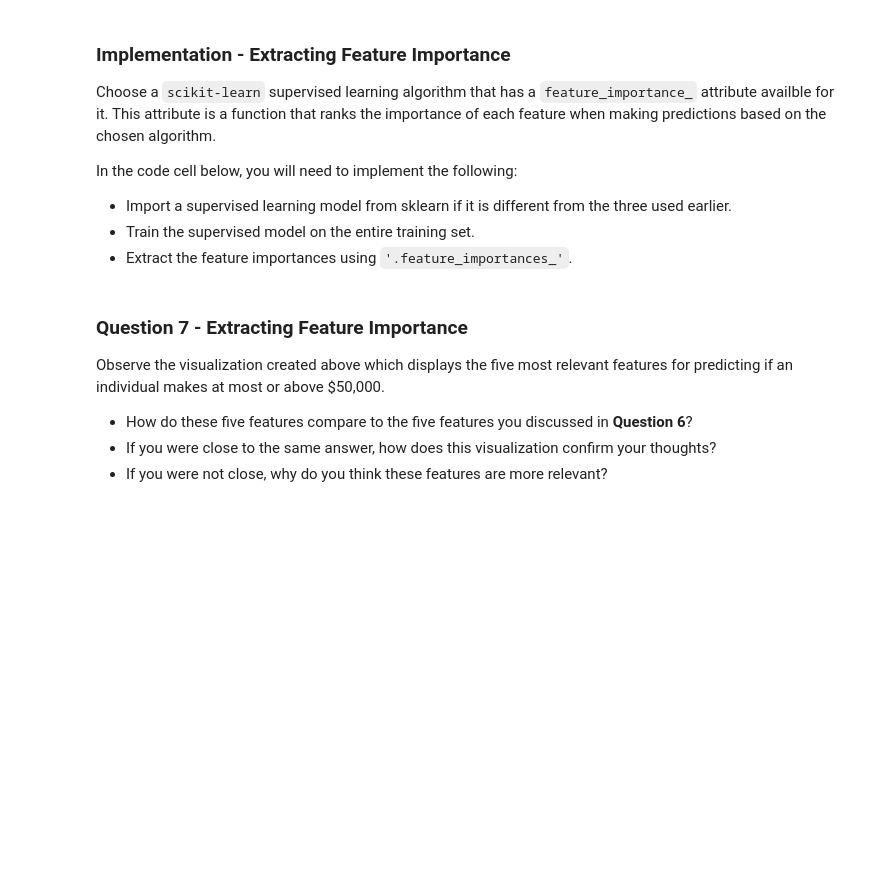
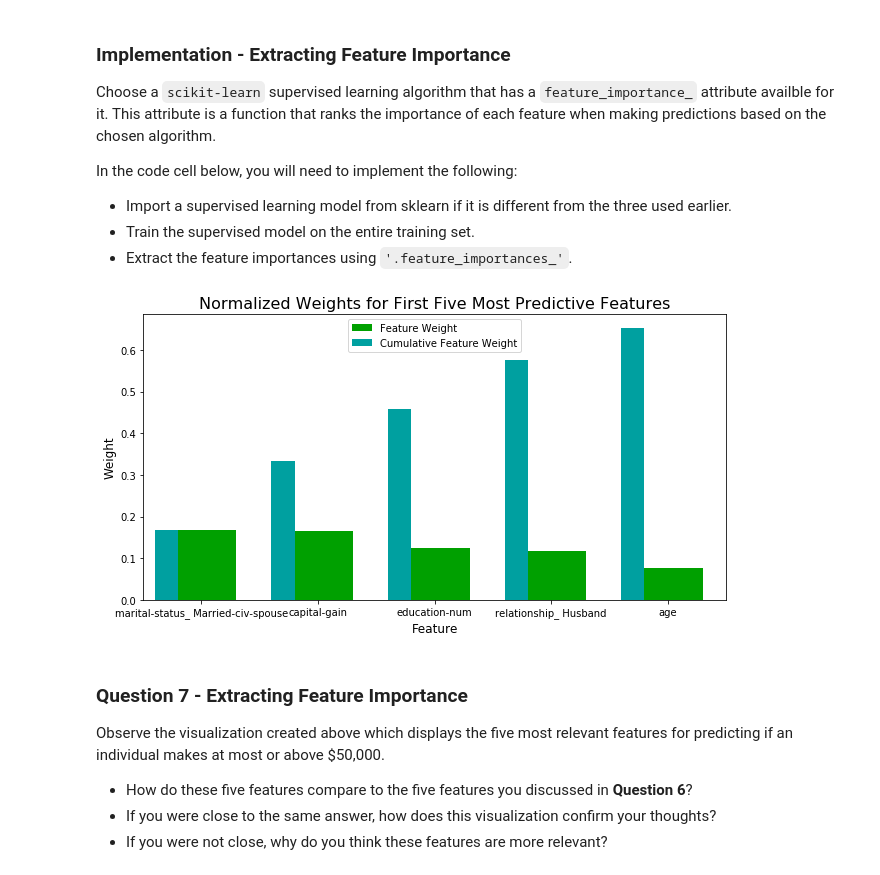
Before and after one commit to egcavalcanti/machine-learning, a Jupyter notebook: projects/finding_donors/finding_donors.ipynb, the cells around one changed output. Drawn from its saved outputs; the diff is of its cells as text; code cells hidden in the pictures; blank space fills up the shorter version.

Commit message:
Finalising project 2

```diff
--- a/projects/finding_donors/finding_donors.ipynb
+++ b/projects/finding_donors/finding_donors.ipynb
@@ -158,15 +171,16 @@ Additionally, as with the non-numeric features, we need to convert the non-numer
  - Convert the target label `'income_raw'` to numerical entries.
    - Set records with "<=50K" to `0` and records with ">50K" to `1`.
 # %%
-# TODO: One-hot encode the 'features_log_minmax_transform' data using pandas.get_dummies()
-features_final = None
+# One-hot encode the 'features_log_minmax_transform' data using pandas.get_dummies()
+features_final = pd.get_dummies(features_log_minmax_transform)
 
-# TODO: Encode the 'income_raw' data to numerical values
-income = None
+# Encode the 'income_raw' data to numerical values
+income = income_raw.apply(lambda x: 0 if x == '<=50K' else 1)
 
 # Print the number of features after one-hot encoding
 encoded = list(features_final.columns)
 print("{} total features after one-hot encoding.".format(len(encoded)))
 
-# Uncomment the following line to see the encoded feature names
-# print encoded
+# Uncomment the following lines to see the encoded feature names and/or target income data
+#print(encoded)
+#print(income)
@@ -482,17 +589,20 @@ In the code cell below, you will need to implement the following:
  - Train the supervised model on the entire training set.
  - Extract the feature importances using `'.feature_importances_'`.
 # %%
-# TODO: Import a supervised learning model that has 'feature_importances_'
+# Import a supervised learning model that has 'feature_importances_'
+# No need to import a new model as I'm using the Random Forests above, which has feature importances.
+# Below I will use the best_clf found above.
 
+# TTrain the supervised model on the training set using .fit(X_train, y_train)
+best_clf.fit(X_train, y_train)
 
-# TODO: Train the supervised model on the training set using .fit(X_train, y_train)
-model = None
-
-# TODO: Extract the feature importances using .feature_importances_
-importances = None
+# Extract the feature importances using .feature_importances_
+importances = best_clf.feature_importances_
 
 # Plot
 vs.feature_plot(importances, X_train, y_train)
+# %% [output]
+[figure, added]
 # %% [markdown]
 ### Question 7 - Extracting Feature Importance
 
```
Also changed, not shown: parts of 26 cells of this notebook, 4 other files.
